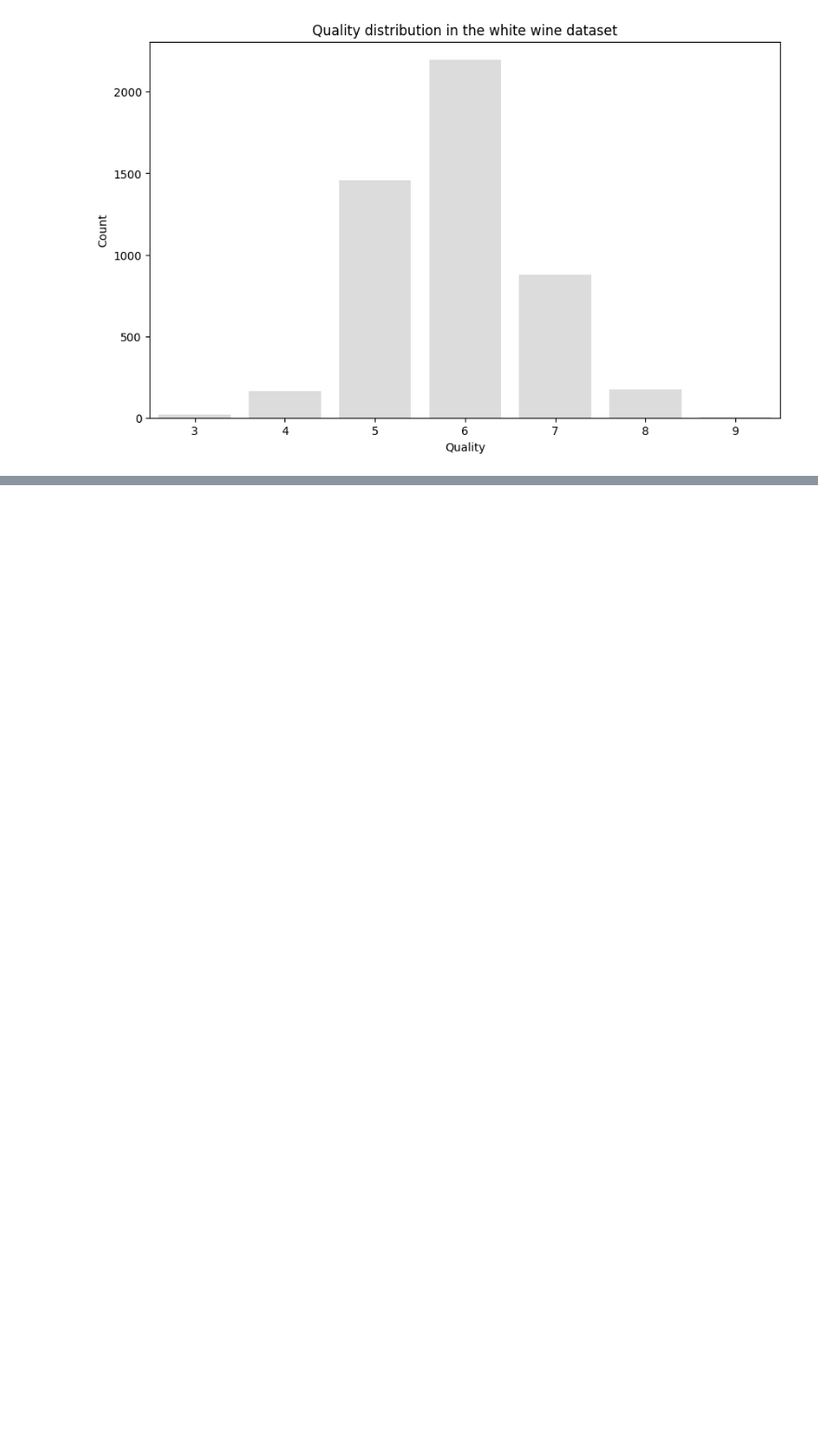
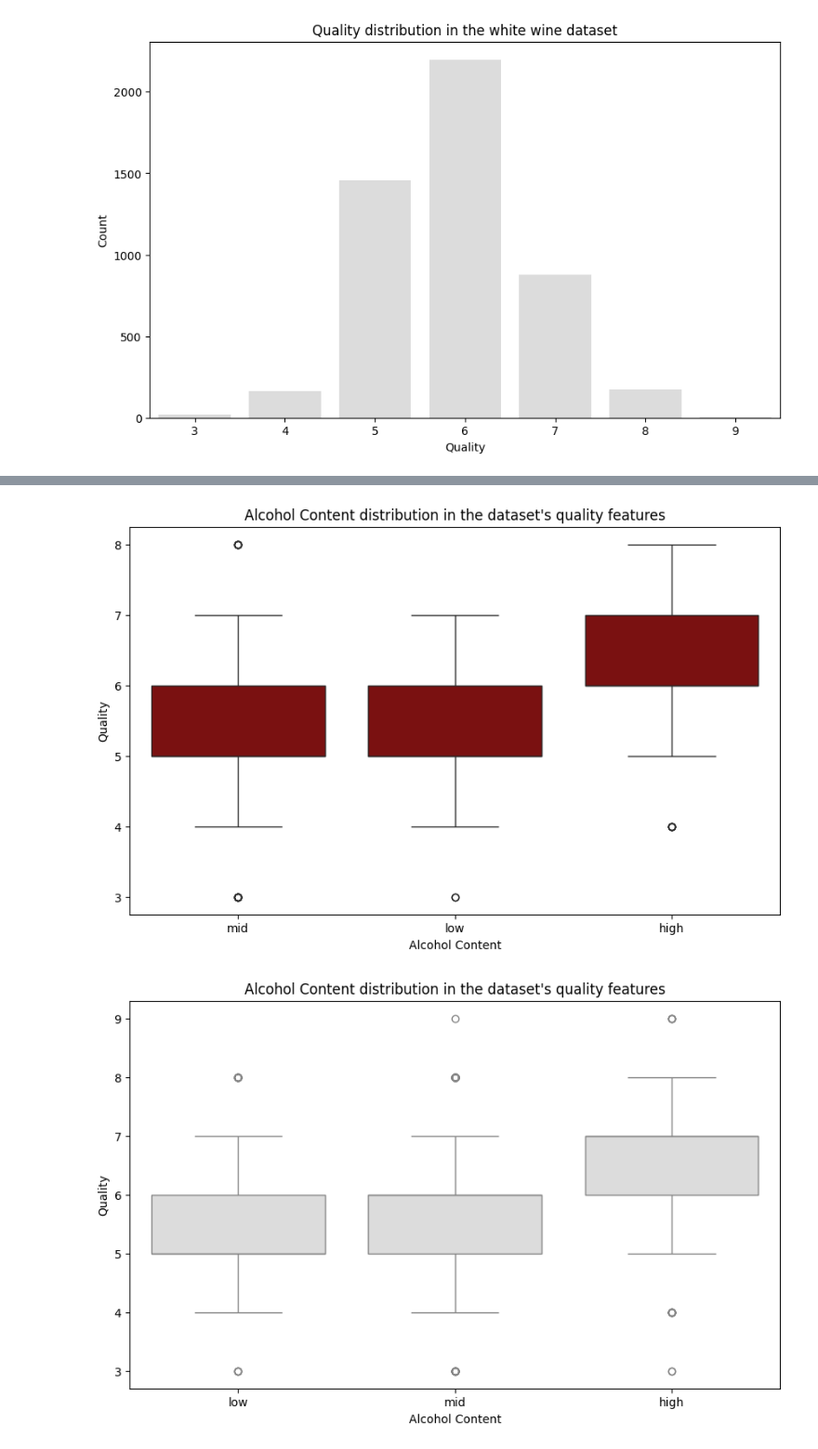
Before and after one commit to darioLabrador/vinho-verde, a Jupyter notebook: vinhoverde.ipynb, the cells around one changed output, grey strips where cells are left out. Shown at 93% size. Saved outputs shown, nothing was run; the diff lists cells and outputs as text; code cells hidden in the pictures; blank space fills up the shorter version.

```diff
--- a/vinhoverde.ipynb
+++ b/vinhoverde.ipynb
@@ -63,0 +17,4 @@ Examining the first 5 entries in the dataset:
+# %%
+# Load the dataset from csv files
+red_wine= pd.read_csv(filepath_or_buffer='winequality-red.csv', header=0, sep=';')
+white_wine= pd.read_csv(filepath_or_buffer='winequality-white.csv', header=0, sep=';')
@@ -109,0 +81,10 @@ plt.close()
+# %%
+# Discretise alcohol contents by creating a new column 'alcohol_cat' in the red wine dataset
+red_wine['alcohol_cat'] = ['low' if x < red_wine['alcohol'].mean()-red_wine['alcohol'].std()
+                           else 'mid' if red_wine['alcohol'].mean()-red_wine['alcohol'].std() < x < red_wine['alcohol'].mean()+red_wine['alcohol'].std()
+                           else 'high' for x in red_wine['alcohol']]
+
+# Discretise alcohol contents by creating a new column 'alcohol_cat' in the white wine dataset
+white_wine['alcohol_cat'] = ['low' if x < white_wine['alcohol'].mean()-white_wine['alcohol'].std()
+                           else 'mid' if white_wine['alcohol'].mean()-white_wine['alcohol'].std() < x < white_wine['alcohol'].mean()+white_wine['alcohol'].std()
+                           else 'high' for x in white_wine['alcohol']]
@@ -109,0 +176,21 @@ plt.close()
+# %%
+# Plotting the distribution of alcohol content in red wine samples
+plt.figure(figsize = (10, 6))
+sns.boxplot(x=red_wine["alcohol_cat"], y=red_wine["quality"], color="darkred")
+plt.title("Alcohol Content distribution in the dataset's quality features")
+plt.xlabel("Alcohol Content")
+plt.ylabel("Quality")
+plt.show()
+plt.close()
+
+# Plotting the distribution of alcohol content in white wine samples
+plt.figure(figsize = (10, 6))
+sns.boxplot(x=white_wine["alcohol_cat"], y=white_wine["quality"], color="gainsboro")
+plt.title("Alcohol Content distribution in the dataset's quality features")
+plt.xlabel("Alcohol Content")
+plt.ylabel("Quality")
+plt.show()
+plt.close()
+# %% [output]
+[figure, added]
+[figure, added]
```
Also changed, not shown: parts of 29 cells of this notebook, 2 other files.
